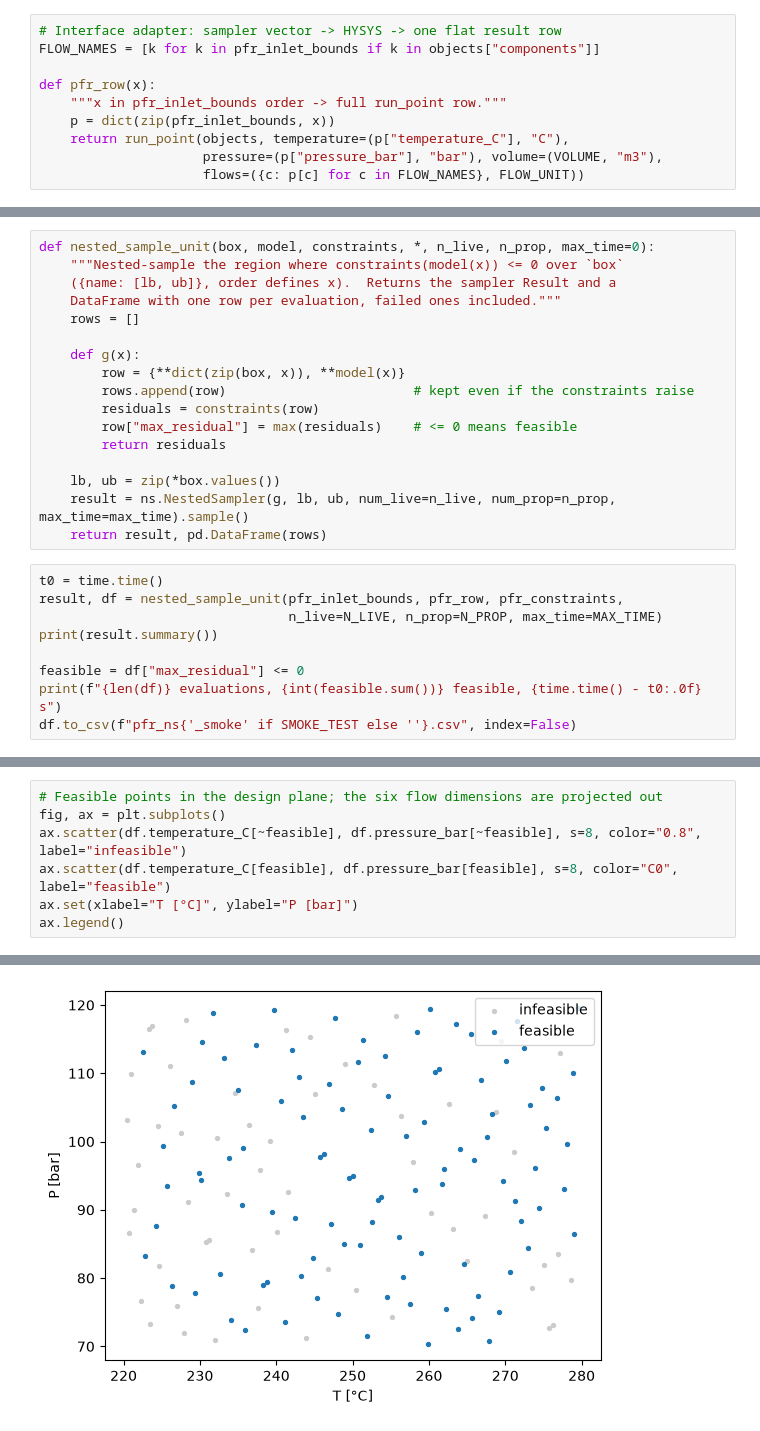
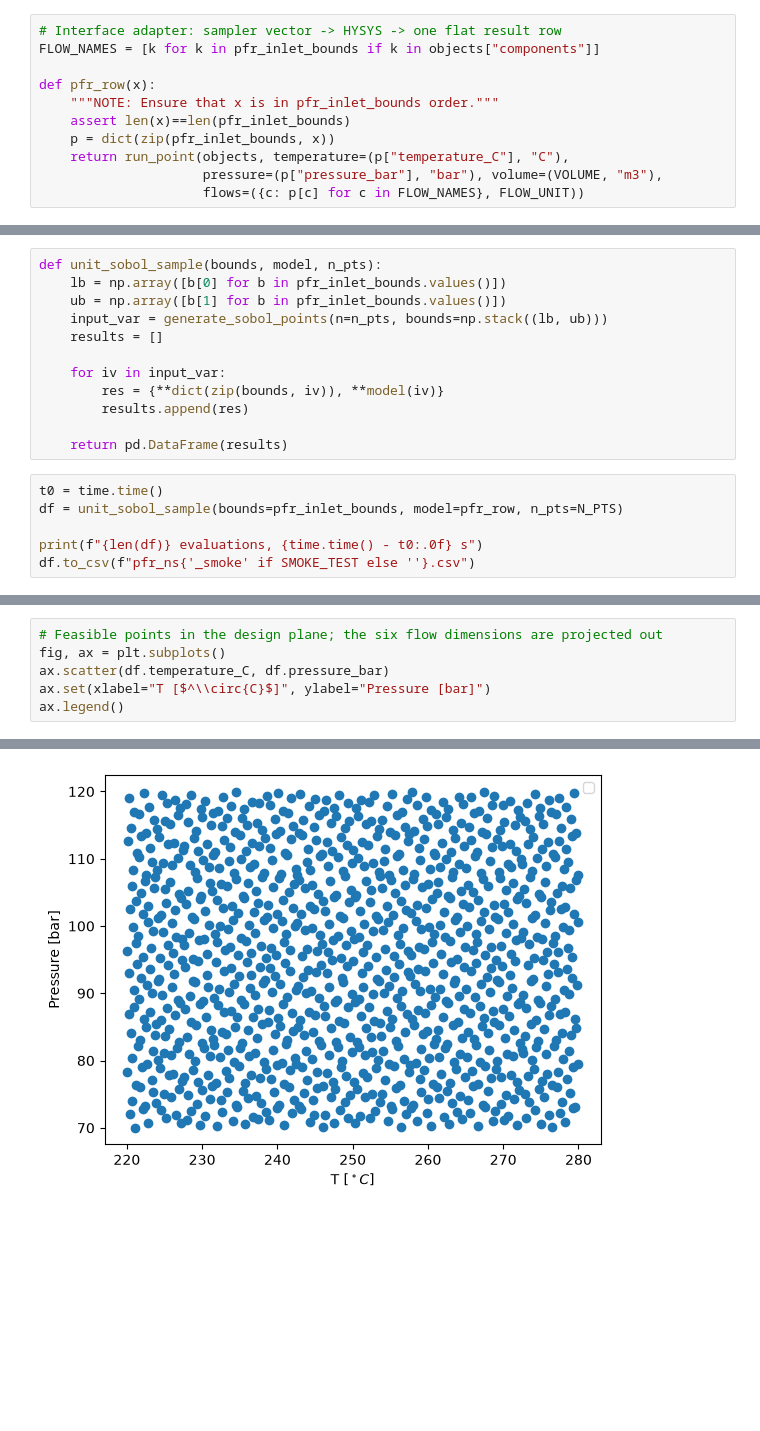
Before and after one commit to Kai360-dot/HYSYS_MeOH, a Jupyter notebook: PFR_Explore.ipynb, the cells around one changed output, grey strips where cells are left out. Drawn from its saved outputs; the diff is of its cells as text; blank space fills up the shorter version.

```diff
--- a/PFR_Explore.ipynb
+++ b/PFR_Explore.ipynb
@@ -66,7 +60,8 @@ MAX_TIME = 300 if SMOKE_TEST else 0      # a HYSYS solve is approx. 0.05 s
 FLOW_NAMES = [k for k in pfr_inlet_bounds if k in objects["components"]]
 
 def pfr_row(x):
-    """x in pfr_inlet_bounds order -> full run_point row."""
+    """NOTE: Ensure that x is in pfr_inlet_bounds order."""
+    assert len(x)==len(pfr_inlet_bounds)
     p = dict(zip(pfr_inlet_bounds, x))
     return run_point(objects, temperature=(p["temperature_C"], "C"),
                      pressure=(p["pressure_bar"], "bar"), volume=(VOLUME, "m3"),
@@ -80,27 +69,19 @@ def pfr_constraints(row):
 # %%
-def nested_sample_unit(box, model, constraints, *, n_live, n_prop, max_time=0):
-    """Nested-sample the region where constraints(model(x)) <= 0 over `box`
-    ({name: [lb, ub]}, order defines x).  Returns the sampler Result and a
-    DataFrame with one row per evaluation, failed ones included."""
-    rows = []
+def unit_sobol_sample(bounds, model, n_pts):
+    lb = np.array([b[0] for b in pfr_inlet_bounds.values()])
+    ub = np.array([b[1] for b in pfr_inlet_bounds.values()])
+    input_var = generate_sobol_points(n=n_pts, bounds=np.stack((lb, ub)))
+    results = []
 
-    def g(x):
-        row = {**dict(zip(box, x)), **model(x)}
-        rows.append(row)                        # kept even if the constraints raise
-        residuals = constraints(row)
-        row["max_residual"] = max(residuals)    # <= 0 means feasible
-        return residuals
+    for iv in input_var:
+        res = {**dict(zip(bounds, iv)), **model(iv)}
+        results.append(res)
 
-    lb, ub = zip(*box.values())
-    result = ns.NestedSampler(g, lb, ub, num_live=n_live, num_prop=n_prop, max_time=max_time).sample()
-    return result, pd.DataFrame(rows)
+    return pd.DataFrame(results)
 # %%
 t0 = time.time()
-result, df = nested_sample_unit(pfr_inlet_bounds, pfr_row, pfr_constraints,
-                                n_live=N_LIVE, n_prop=N_PROP, max_time=MAX_TIME)
-print(result.summary())
+df = unit_sobol_sample(bounds=pfr_inlet_bounds, model=pfr_row, n_pts=N_PTS)
 
-feasible = df["max_residual"] <= 0
-print(f"{len(df)} evaluations, {int(feasible.sum())} feasible, {time.time() - t0:.0f} s")
-df.to_csv(f"pfr_ns{'_smoke' if SMOKE_TEST else ''}.csv", index=False)
+print(f"{len(df)} evaluations, {time.time() - t0:.0f} s")
+df.to_csv(f"pfr_ns{'_smoke' if SMOKE_TEST else ''}.csv")
 # %% [output]
@@ -121,10 +89,9 @@ discarded:   16 points
 # %%
 # Feasible points in the design plane; the six flow dimensions are projected out
 fig, ax = plt.subplots()
-ax.scatter(df.temperature_C[~feasible], df.pressure_bar[~feasible], s=8, color="0.8", label="infeasible")
-ax.scatter(df.temperature_C[feasible], df.pressure_bar[feasible], s=8, color="C0", label="feasible")
-ax.set(xlabel="T [°C]", ylabel="P [bar]")
+ax.scatter(df.temperature_C, df.pressure_bar)
+ax.set(xlabel="T [$^\\circ{C}$]", ylabel="Pressure [bar]")
 ax.legend()
 # %% [output]
 <matplotlib.legend.Legend at 0x...>
-[figure, old version]
+[figure, new version]
```
Also changed, not shown: parts of 9 cells of this notebook.
